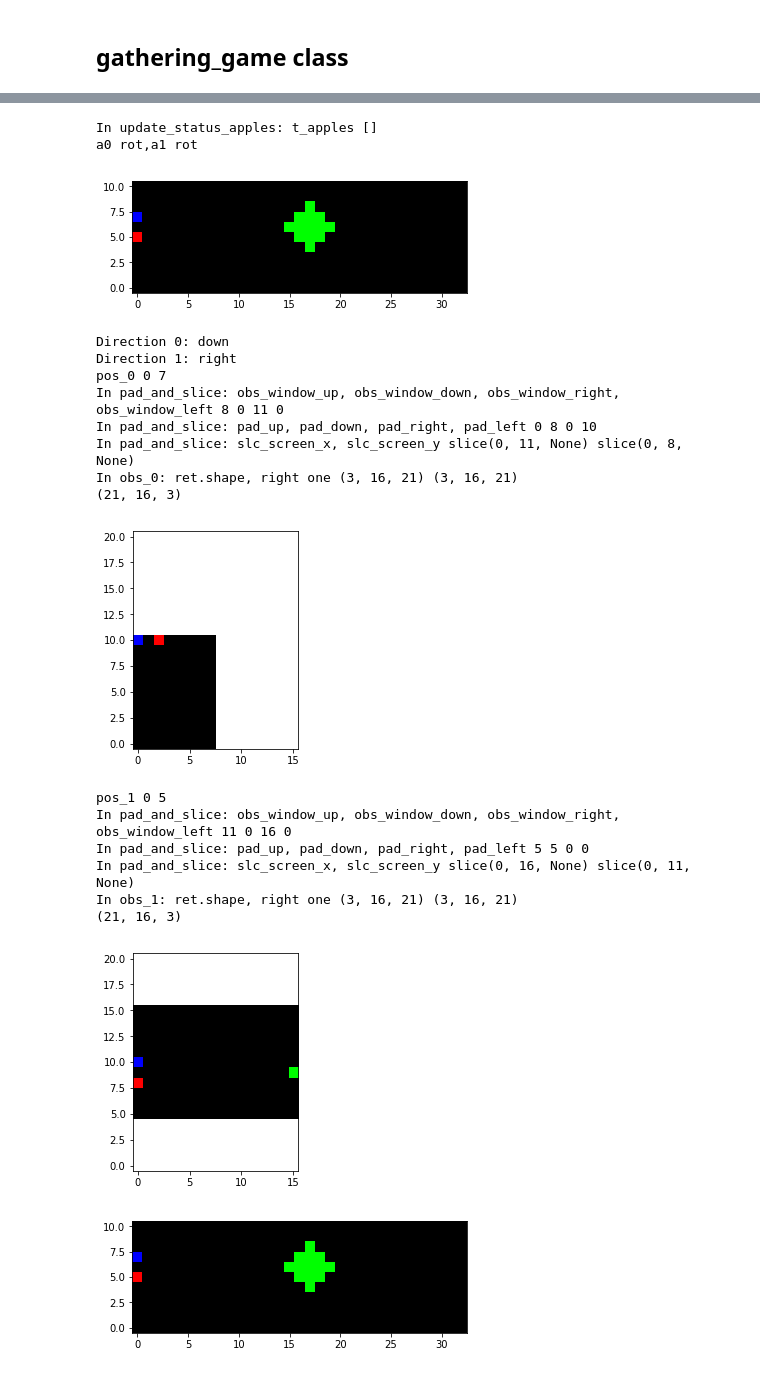
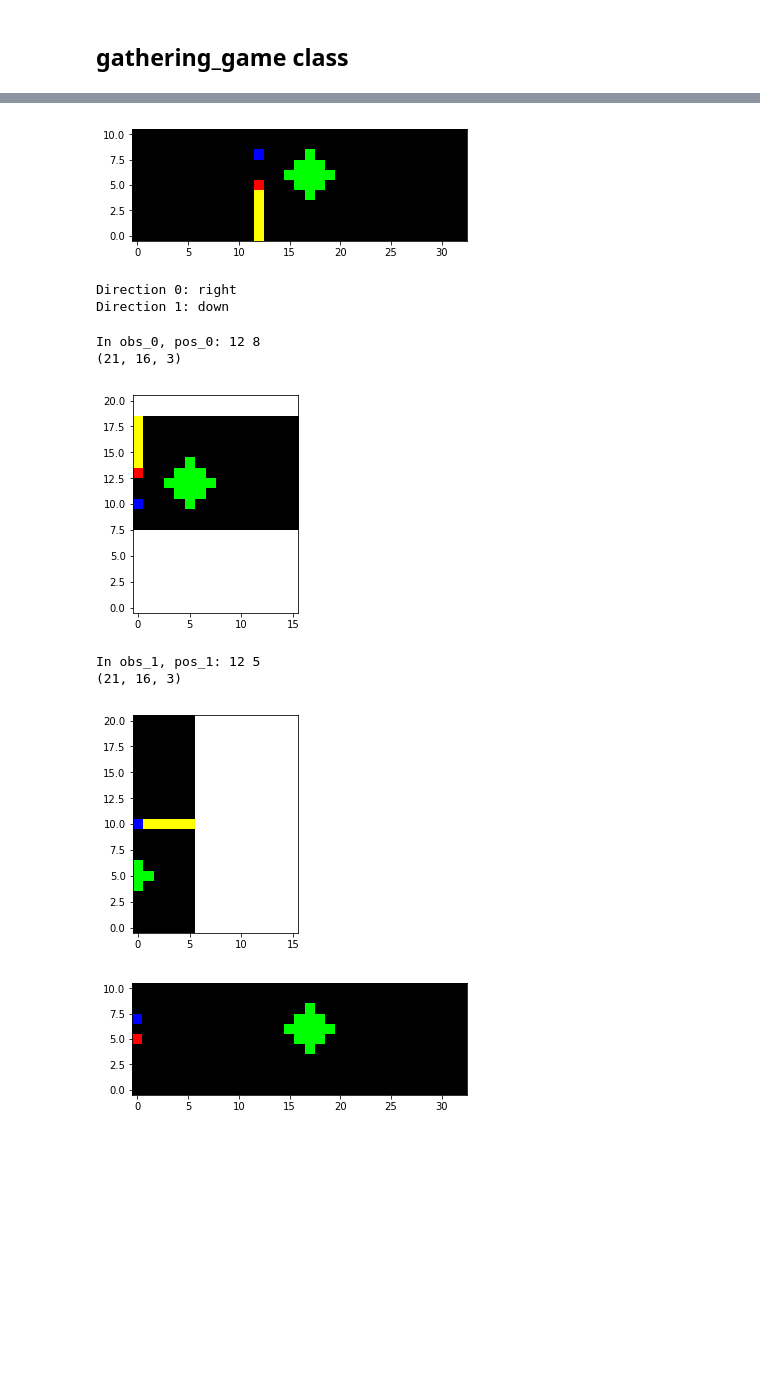
Before and after one commit to rbondesan/ssd, a Jupyter notebook: modules/test_units.ipynb, the cells around one changed output, grey strips where cells are left out. Saved outputs shown, nothing was run; the diff lists cells and outputs as text; code cells hidden in the pictures; blank space fills up the shorter version.

```diff
--- a/modules/test_units.ipynb
+++ b/modules/test_units.ipynb
@@ -49,40 +168,33 @@ Direction 0: right
+# %%
+test_game.show_screen(show=True)
+# %% [output]
+[figure, added]
+Direction 0: right
+Direction 1: down
 # %%
 # test of observation functions
 # test of obs_0
-r0,r1=test.transition_and_get_reward(test.actions_dict['rotate_right'], test.actions_dict['rotate_left'])
-test.show_screen()
+#r0,r1=test.transition_and_get_reward(test.actions_dict['rotate_right'], test.actions_dict['rotate_left'])
+#test.show_screen()
 #print('Reward', r0,r1)
-obs_0_s=test.obs_0()
+obs_0_s=test_game.obs_0()
 to_show = obs_0_s.transpose((2,1,0))
 print(to_show.shape)
 plt.imshow(to_show,origin='lower')
 plt.show()
 # test of obs_1
-obs_1_s=test.obs_1()
+obs_1_s=test_game.obs_1()
 to_show = obs_1_s.transpose((2,1,0))
 print(to_show.shape)
 plt.imshow(to_show,origin='lower')
 plt.show()
 # %% [output]
-In update_status_apples: t_apples []
-a0 rot,a1 rot
+In obs_0, pos_0: 12 8
+(21, 16, 3)
-[figure, old version]
+[figure, new version]
-Direction 0: down
-Direction 1: right
-pos_0 0 7
-In pad_and_slice: obs_window_up, obs_window_down, obs_window_right, obs_window_left 8 0 11 0
-In pad_and_slice: pad_up, pad_down, pad_right, pad_left 0 8 0 10
-In pad_and_slice: slc_screen_x, slc_screen_y slice(0, 11, None) slice(0, 8, None)
-In obs_0: ret.shape, right one (3, 16, 21) (3, 16, 21)
+In obs_1, pos_1: 12 5
 (21, 16, 3)
-[figure, old version]
+[figure, new version]
-pos_1 0 5
-In pad_and_slice: obs_window_up, obs_window_down, obs_window_right, obs_window_left 11 0 16 0
-In pad_and_slice: pad_up, pad_down, pad_right, pad_left 5 5 0 0
-In pad_and_slice: slc_screen_x, slc_screen_y slice(0, 16, None) slice(0, 11, None)
-In obs_1: ret.shape, right one (3, 16, 21) (3, 16, 21)
-(21, 16, 3)
-[figure, removed]
 # %%
 test.reset()
 test.show_screen()
```
Also changed, not shown: parts of 10 cells of this notebook, 6 other files.
